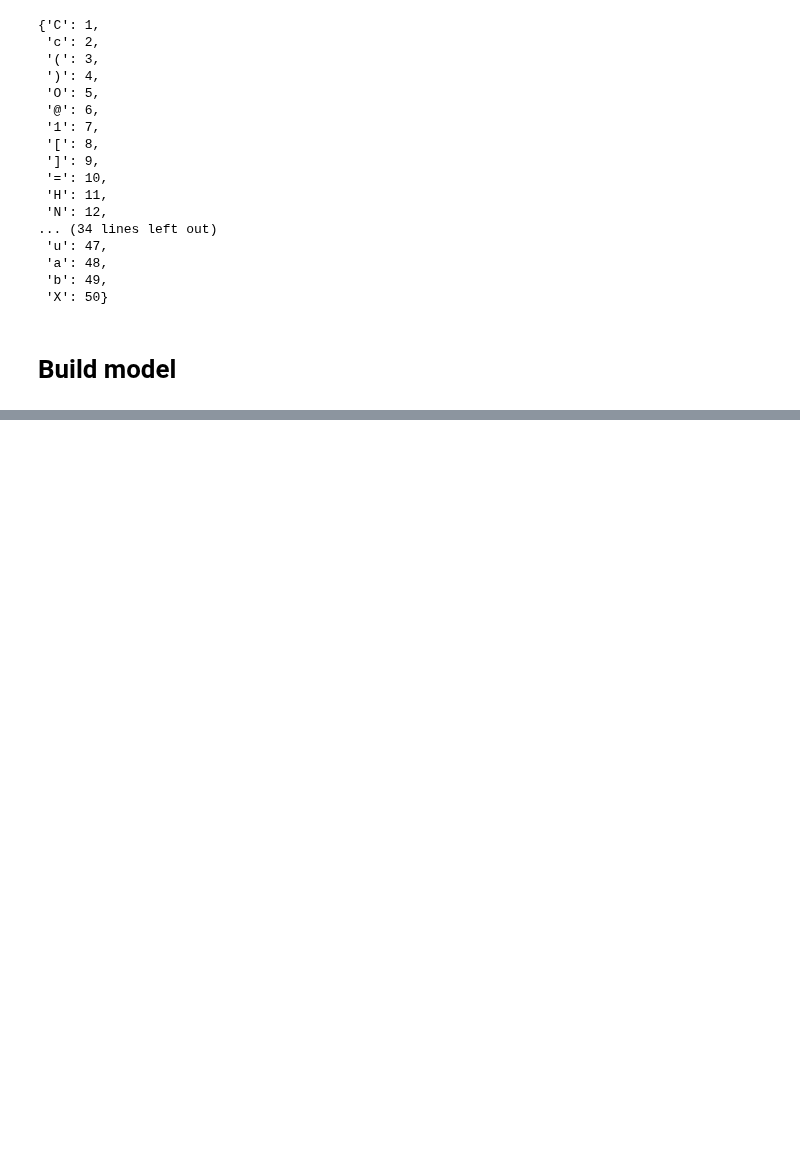
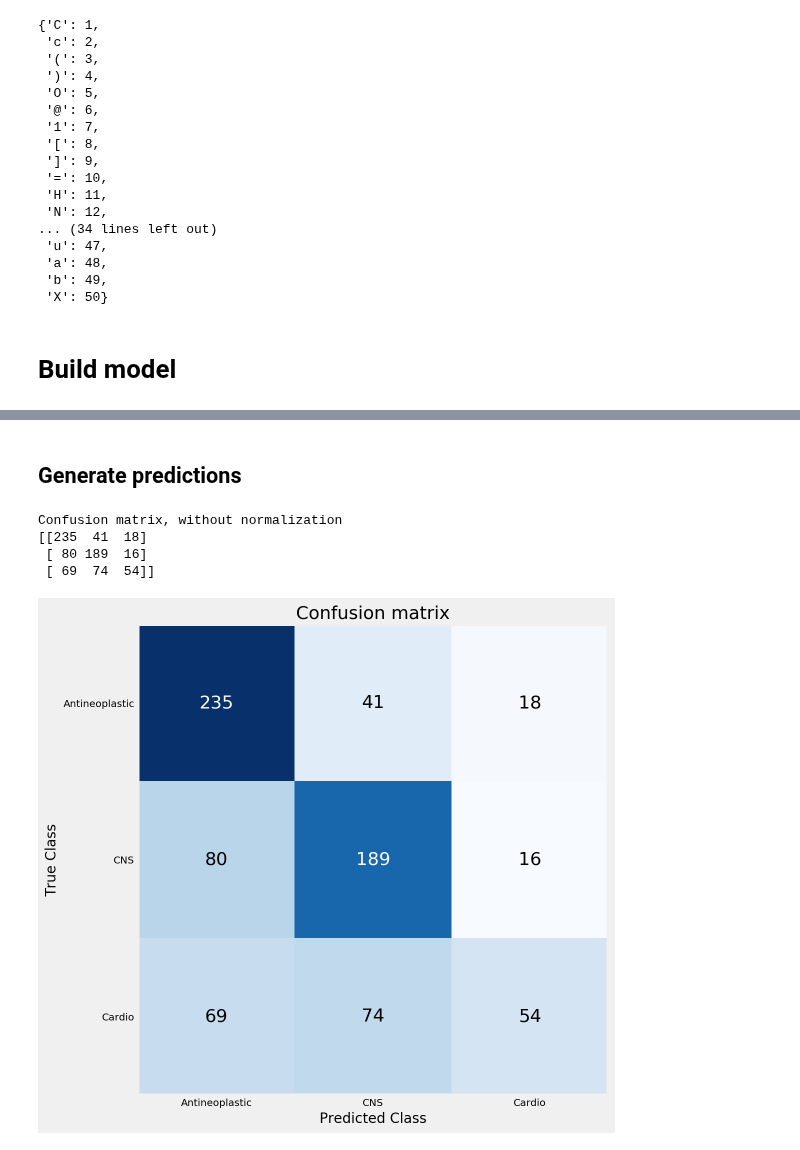
Before and after one commit to veeps/molecular_classification, a Jupyter notebook: code/03_rnn.ipynb, the cells around one changed output, grey strips where cells are left out. Saved outputs shown, nothing was run; the diff lists cells and outputs as text; code cells hidden in the pictures; blank space fills up the shorter version.

Commit message:
added python script for confusion matrix

```diff
--- a/code/03_rnn.ipynb
+++ b/code/03_rnn.ipynb
@@ -89,5 +90,5 @@ tokenizer = Tokenizer(char_level=True, lower = False )
 tokenizer.fit_on_texts(df["desalted_smiles"])
 sequence_of_int = tokenizer.texts_to_sequences(df["desalted_smiles"])
 # %%
-X_tk = tokenizer.texts_to_matrix(X, mode='count' )
-#X_test_tk = tokenizer.texts_to_matrix(X_test, mode='count' )
+X_train_tk = tokenizer.texts_to_matrix(X_train, mode='count' )
+X_test_tk = tokenizer.texts_to_matrix(X_test, mode='count' )
@@ -131,8 +124,8 @@ word_index
 # Build model
 # %%
 model = Sequential()
-model.add(Embedding(1000,32))
-model.add(SimpleRNN(32))
+model.add(Embedding(500,32))
+model.add(SimpleRNN(51))
 model.add(Dense(3, activation = "softmax"))
 model.summary()
 # %% [output]
@@ -154,7 +147,7 @@ _________________________________________________________________
 model.compile(optimizer = "adam", loss =  "sparse_categorical_crossentropy",
               metrics=['accuracy'])
 # %%
-history = model.fit(X_tk, y,
+history = model.fit(X_train_tk, y_train,
                    epochs = 20,
                    batch_size = 128,
                    validation_split = 0.2)
@@ -182,0 +179,20 @@ plot_accuracy_loss(history, epochs = 20)
+# %% [markdown]
+## Generate predictions
+# %%
+# make predictions on test set
+preds = model.predict_classes(X_test_tk)
+# %%
+# Look at confusion matrix
+cnf_matrix = confusion_matrix(y_test, preds,labels=[0, 1, 2])
+np.set_printoptions(precision=2)
+
+# Plot non-normalized confusion matrix
+plt.figure(figsize = (8,8))
+plot_confusion_matrix(cnf_matrix, classes=['Antineoplastic', 'CNS', 'Cardio'],
+                      title='Confusion matrix' )
+# %% [output]
+Confusion matrix, without normalization
+[[235  41  18]
+ [ 80 189  16]
+ [ 69  74  54]]
+[figure, added]
```
Also changed, not shown: parts of 9 cells of this notebook.
